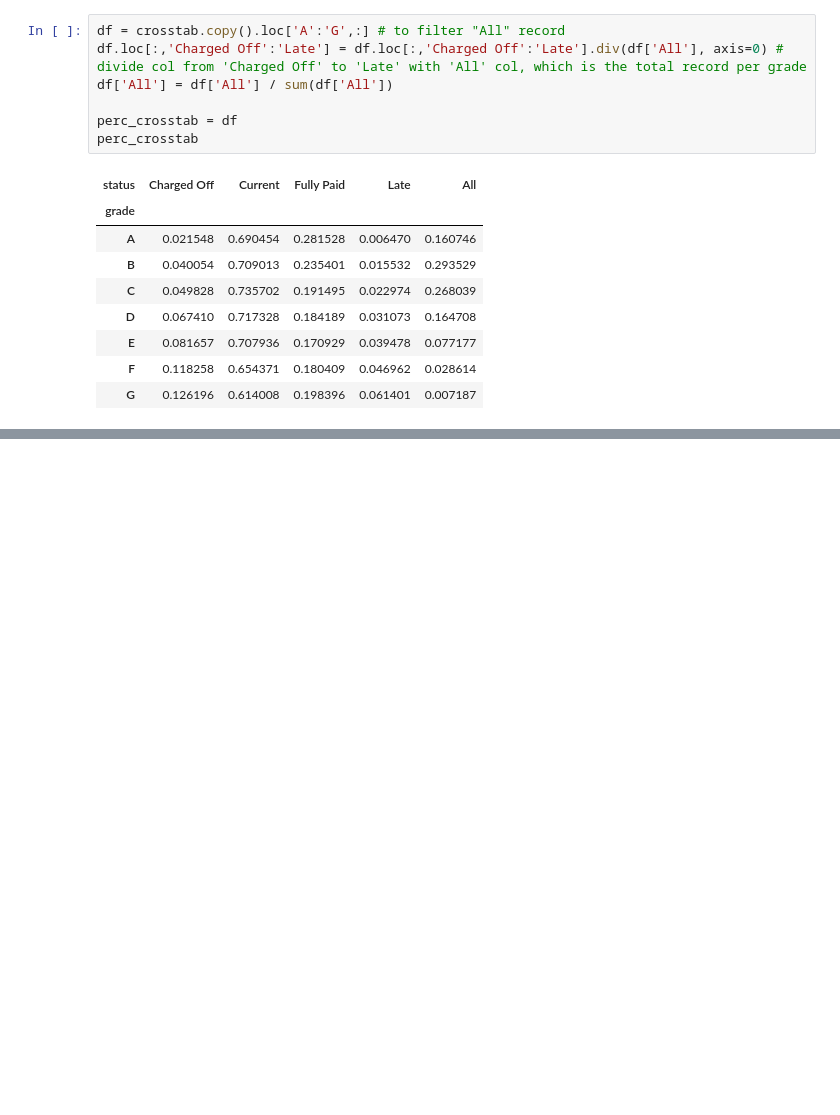
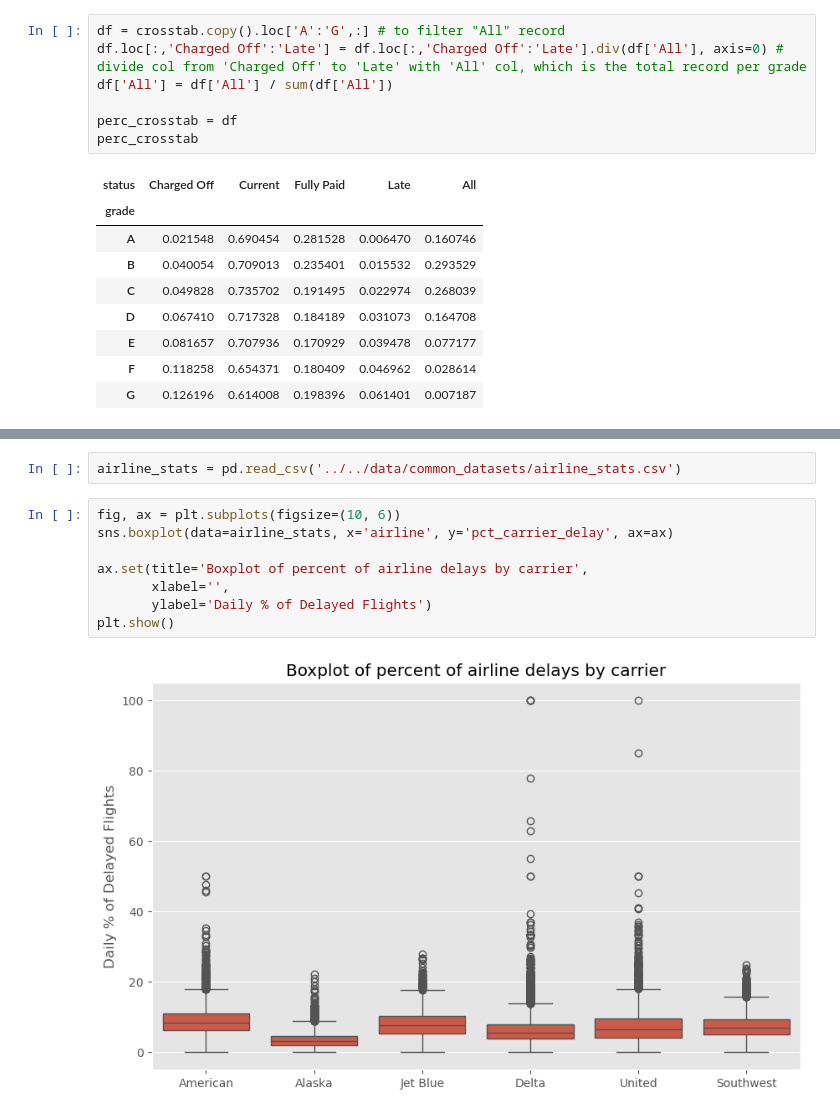
Before and after one commit to CodexploreRepo/machine-learning-101, a Jupyter notebook: notebooks/tutorial/eda.ipynb, the cells around one changed output, grey strips where cells are left out. Drawn from its saved outputs; the diff is of its cells as text; blank space fills up the shorter version.

```diff
--- a/notebooks/tutorial/eda.ipynb
+++ b/notebooks/tutorial/eda.ipynb
@@ -335,0 +347,12 @@ perc_crosstab
+# %%
+airline_stats = pd.read_csv('../../data/common_datasets/airline_stats.csv')
+# %%
+fig, ax = plt.subplots(figsize=(10, 6))
+sns.boxplot(data=airline_stats, x='airline', y='pct_carrier_delay', ax=ax)
+
+ax.set(title='Boxplot of percent of airline delays by carrier',
+       xlabel='',
+       ylabel='Daily % of Delayed Flights')
+plt.show()
+# %% [output]
+[figure, added]
```
Also changed, not shown: parts of 8 cells of this notebook.
